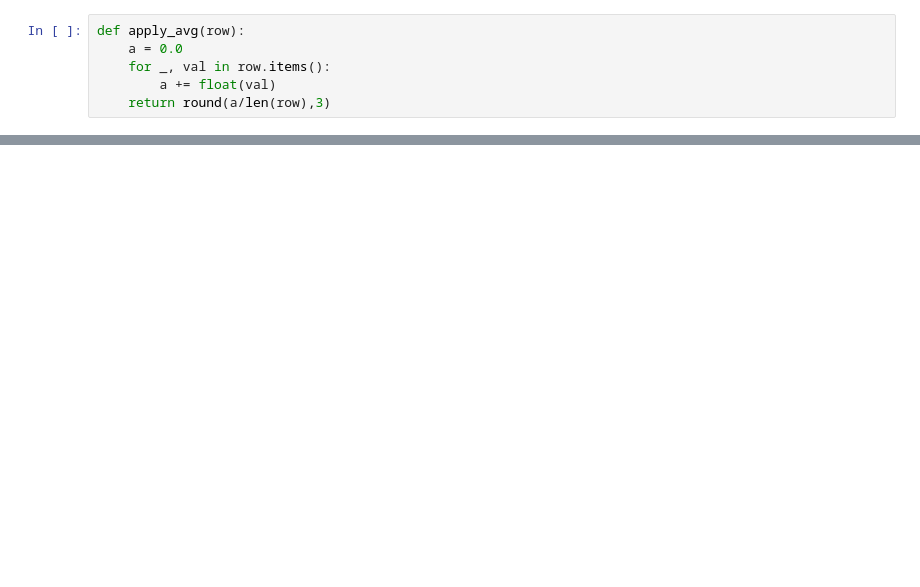
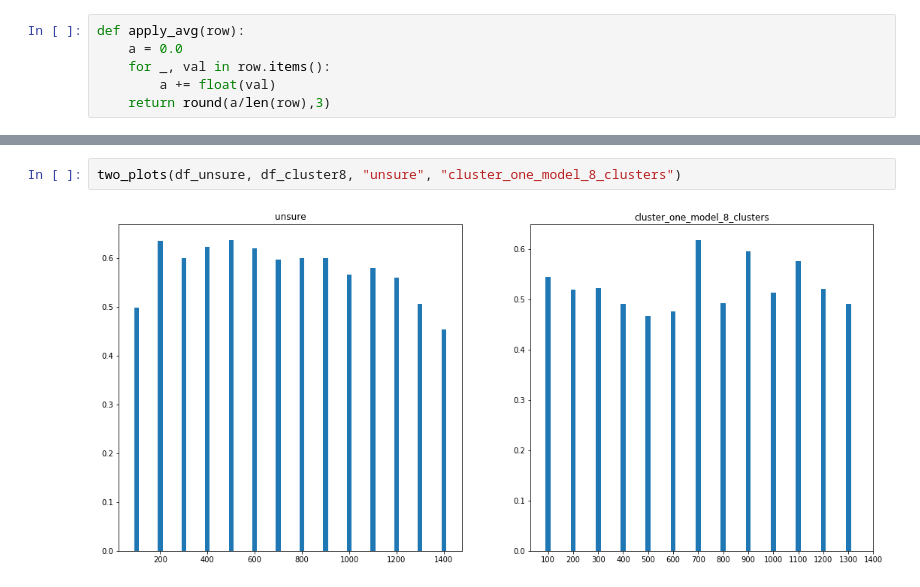
Before and after one commit to geokaragiannis/statchecker, a Jupyter notebook: active_learning_plots.ipynb, the cells around one changed output, grey strips where cells are left out. Saved outputs shown, nothing was run; the diff lists cells and outputs as text; blank space fills up the shorter version.

```diff
--- a/active_learning_plots.ipynb
+++ b/active_learning_plots.ipynb
@@ -64,0 +96,4 @@ df.plot.bar(rot=0, figsize=(18,10))
+# %%
+two_plots(df_unsure, df_cluster8, "unsure", "cluster_one_model_8_clusters")
+# %% [output]
+[figure, added]
```
Also changed, not shown: parts of 25 cells of this notebook.
